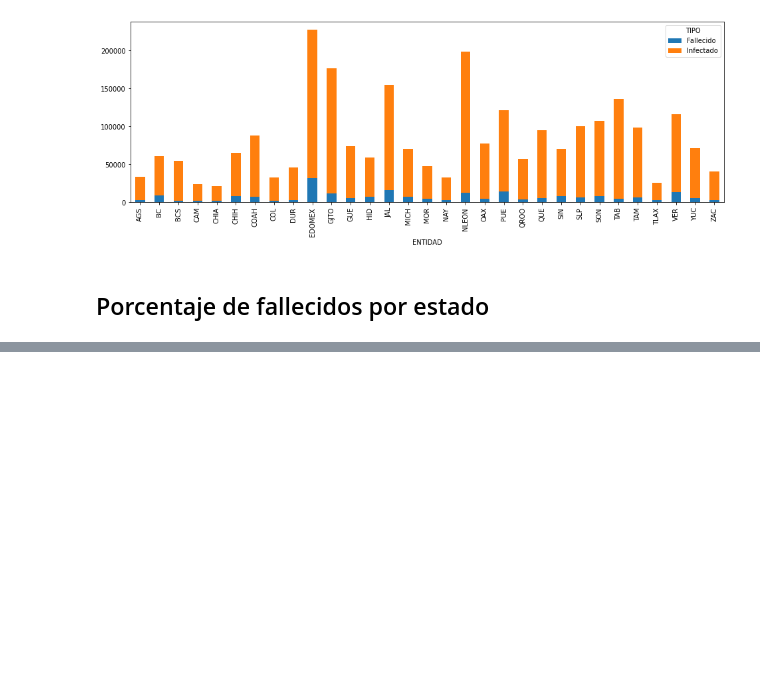
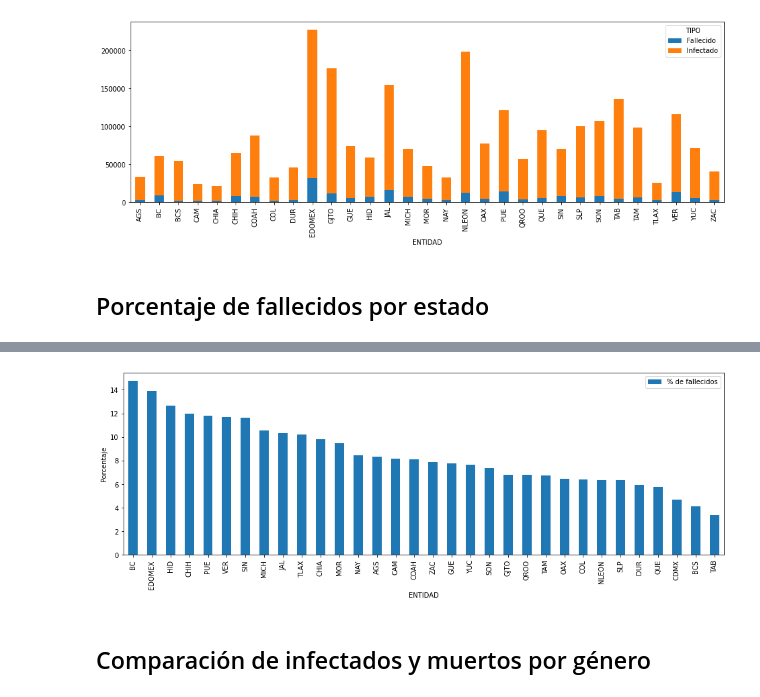
Before and after one commit to EstebanBrito/covid19-mexico, a Jupyter notebook: notebooks/Graficas.ipynb, the cells around one changed output, grey strips where cells are left out. Drawn from its saved outputs; the diff is of its cells as text; code cells hidden in the pictures; blank space fills up the shorter version.

Commit message:
Added two plots more to plots notebook

```diff
--- a/notebooks/Graficas.ipynb
+++ b/notebooks/Graficas.ipynb
@@ -210,9 +211,9 @@ def create_plot_dataframe(data, key1, key2, keyvals, newkey1, newkey2, newkeyval
     # Cambiar nombres columnas nuevas
     df.rename({key1: newkey1, key2: newkey2}, axis=1, inplace=True)
     # Cambiar valores
-    df[newkey1] = df[newkey1].apply(lambda x: newvals1[x])
-    df[newkey2] = df[newkey2].apply(lambda x: newvals2[x])
+    if(newvals1): df[newkey1] = df[newkey1].apply(lambda x: newvals1[x])
+    if(newvals2): df[newkey2] = df[newkey2].apply(lambda x: newvals2[x])
     # Regresar pivote
     return df.pivot(index=newkey1, columns=newkey2, values=newkeyvals)
 # %%
-pivote = create_plot_dataframe(lol, 'ENTIDAD_UM', 'FALLECIDO', 'FALLECIDO', 'ENTIDAD', 'TIPO', 'CONTEO', estados_dic, tipos_dic)
+conteo_estado = create_plot_dataframe(conteo_estado, 'ENTIDAD_UM', 'FALLECIDO', 'FALLECIDO', 'ENTIDAD', 'TIPO', 'CONTEO', estados_dic, tipos_dic)
@@ -225,3 +230,5 @@ pivote.plot(kind='bar', stacked=True, figsize=(16,5))
 [figure]
 # %% [markdown]
 ## Porcentaje de fallecidos por estado
+# %%
+conteo_estado['% de fallecidos'] = conteo_estado.apply(lambda x: (x.Fallecido/(x.Fallecido + x.Infectado))*100, axis=1)
@@ -227,0 +245,3 @@ pivote.plot(kind='bar', stacked=True, figsize=(16,5))
+# %%
+conteo_estado_ordenado = conteo_estado.sort_values('% de fallecidos', axis=0, ascending=False)
+conteo_estado_ordenado.head(5)
@@ -227,0 +256,7 @@ pivote.plot(kind='bar', stacked=True, figsize=(16,5))
+# %%
+conteo_estado_ordenado.plot(y='% de fallecidos', kind='bar', figsize=(16, 5))
+_ = plt.ylabel('Porcentaje')
+# %% [output]
+[figure, added]
+# %% [markdown]
+## Comparación de infectados y muertos por género
```
Also changed, not shown: parts of 33 cells of this notebook, 1 other file.
